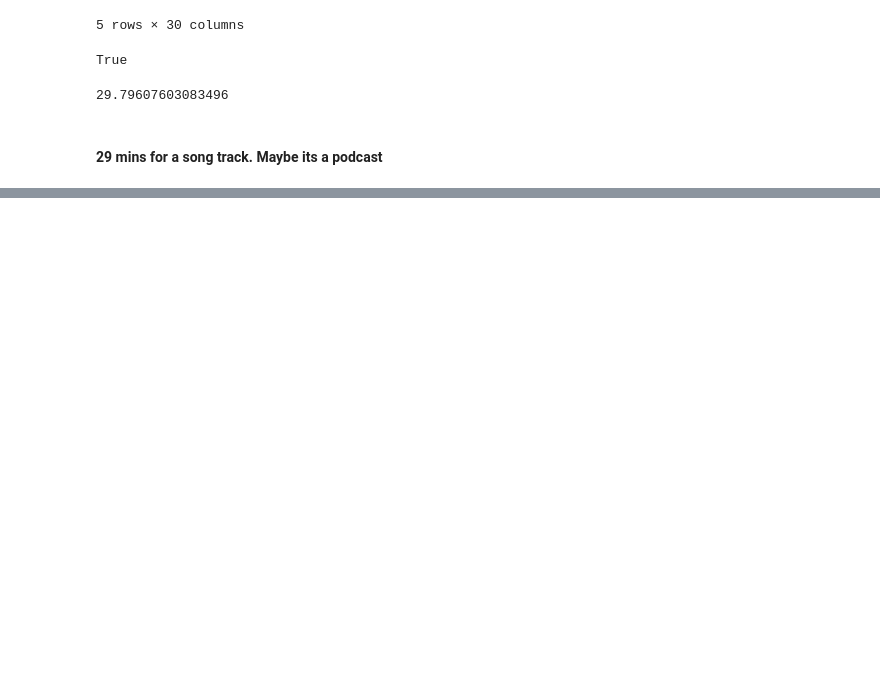
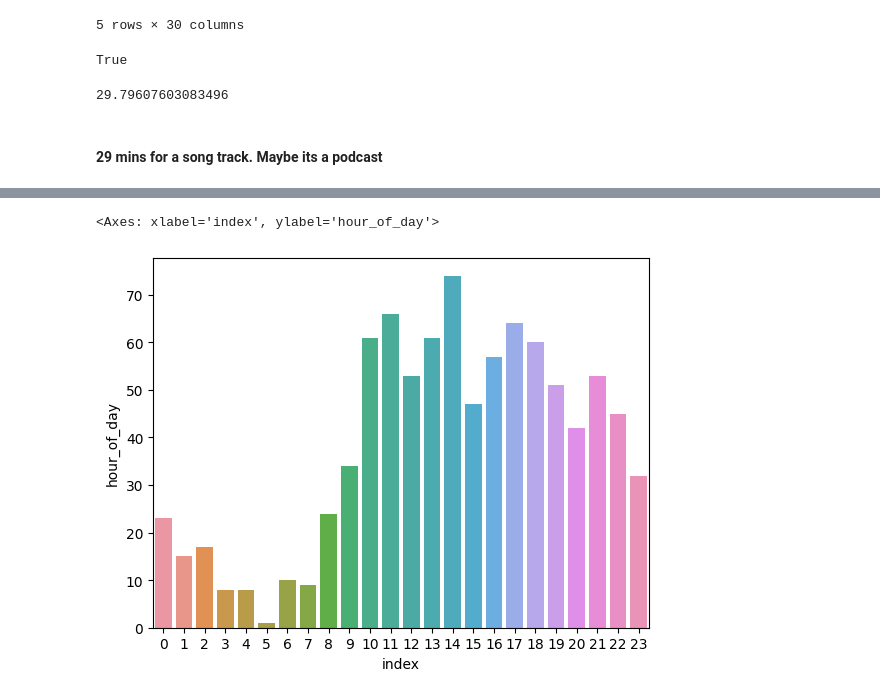
Before and after one commit to AbiirBarounii/Spotify-Skip-Prediction, a Jupyter notebook: notebook_copy.ipynb, the cells around one changed output, grey strips where cells are left out. Saved outputs shown, nothing was run; the diff lists cells and outputs as text; code cells hidden in the pictures; blank space fills up the shorter version.

Commit message:
Exploring Data

```diff
--- a/notebook_copy.ipynb
+++ b/notebook_copy.ipynb
@@ -125,0 +270,4 @@ df_track['duration'].max() * 0.0166667
+# %%
+df_logs_mod = df_logs.copy()
+
+df_logs_mod.drop(columns=['skip_1','not_skipped','skip_3'], axis = 1, inplace=True)
@@ -125,0 +315,10 @@ df_track['duration'].max() * 0.0166667
+# %%
+df_logs_mod[df_logs_mod['track_id_clean'] == 't_5718ab08-3a15-4d3f-9e63-42b2f6805e31']['hour_of_day'].value_counts().reset_index()
+
+sns.barplot(data=df_logs_mod,
+         x=df_logs_mod[df_logs_mod['track_id_clean'] == 't_5718ab08-3a15-4d3f-9e63-42b2f6805e31']['hour_of_day'].value_counts().reset_index()['index'],
+         y=df_logs_mod[df_logs_mod['track_id_clean'] == 't_5718ab08-3a15-4d3f-9e63-42b2f6805e31']['hour_of_day'].value_counts().reset_index()['hour_of_day']
+        )
+# %% [output]
+<Axes: xlabel='index', ylabel='hour_of_day'>
+[figure, added]
```
Also changed, not shown: parts of 35 cells of this notebook.
